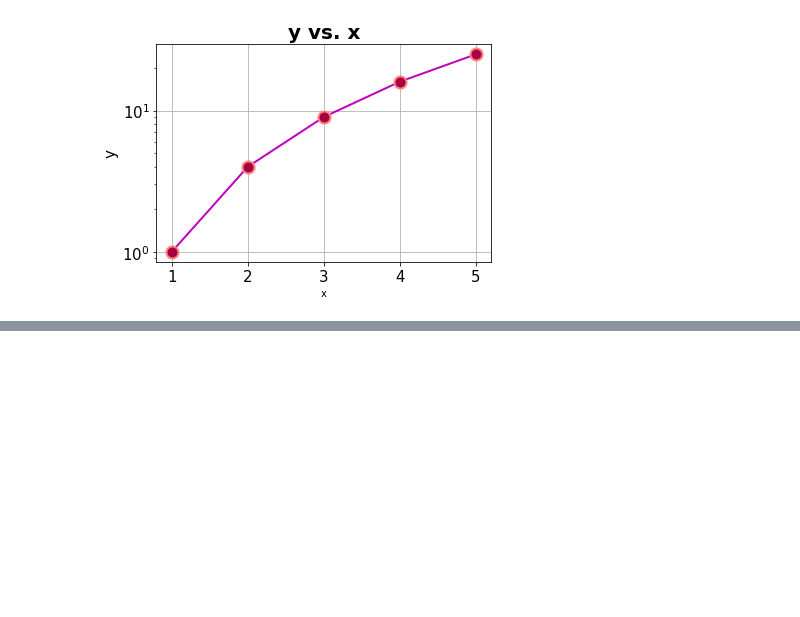
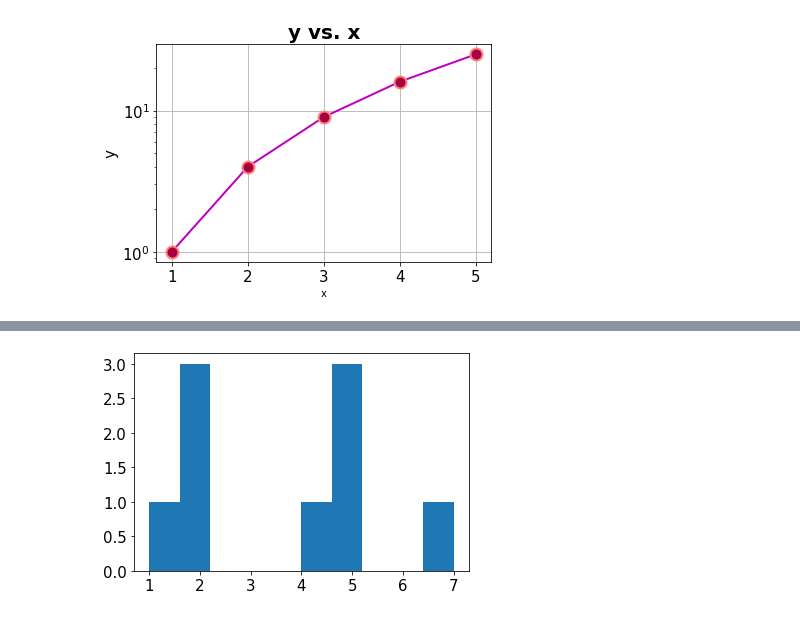
Before and after one commit to souticksaha21/Python_codes, a Jupyter notebook: Matplotlib_plots.ipynb, the cells around one changed output, grey strips where cells are left out. Cells and saved outputs as stored; diff of their text form; code cells hidden in the pictures; blank space fills up the shorter version.

```diff
--- a/Matplotlib_plots.ipynb
+++ b/Matplotlib_plots.ipynb
@@ -221,0 +281,7 @@ plt.show()
+# %%
+#Histogram
+x1=[1,2,3,1,3,2,1,2,3,2,2,3,2,2,3,2,4,2,4,2,2,2,2,4,3,2,2]
+plt.hist(x)
+plt.show()
+# %% [output]
+[figure, added]
```
Also changed, not shown: parts of 7 cells of this notebook.
